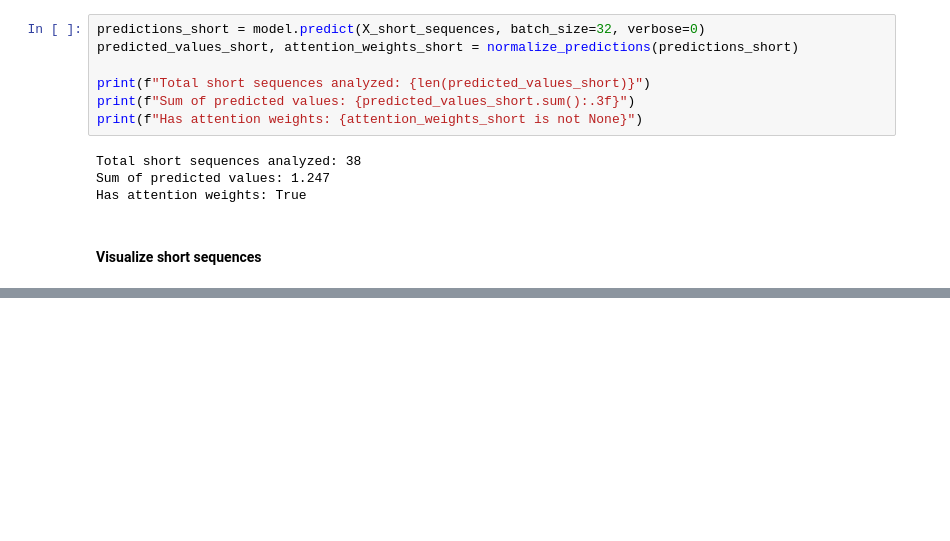
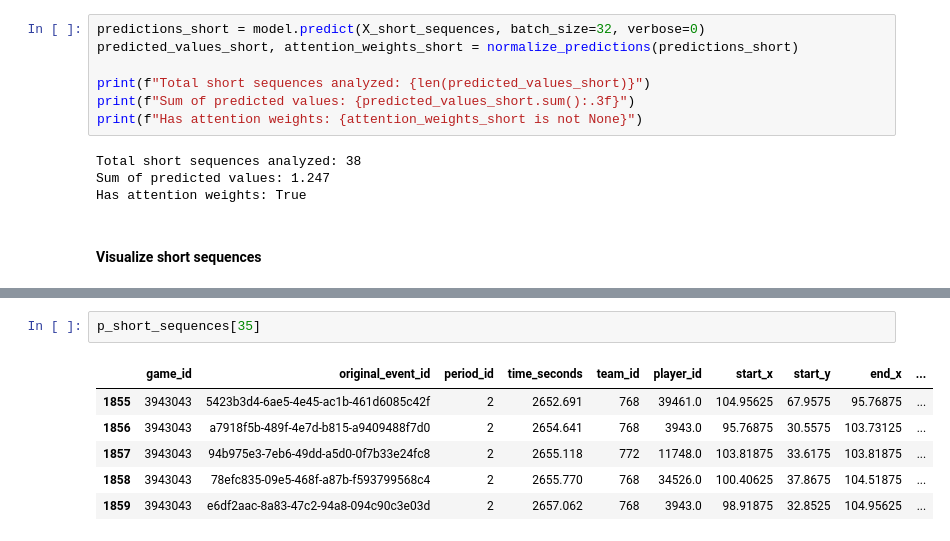
Before and after one commit to tmorcinek/statsbomb-scout, a Jupyter notebook: analysis_final_match.ipynb, the cells around one changed output, grey strips where cells are left out. Saved outputs shown, nothing was run; the diff lists cells and outputs as text; blank space fills up the shorter version.

```diff
--- a/analysis_final_match.ipynb
+++ b/analysis_final_match.ipynb
@@ -260,0 +297,9 @@ plt.savefig(f"models/{MODEL_TYPE}/top_possessions_short_sequences.png", dpi=300)
+# %%
+p_short_sequences[35]
+# %% [output]
+|  | game_id | original_event_id | period_id | time_seconds | team_id | player_id | start_x | start_y | end_x | ... |
+| 1855 | 3943043 | 5423b3d4-6ae5-4e45-ac1b-461d6085c42f | 2 | 2652.691 | 768 | 39461.0 | 104.95625 | 67.9575 | 95.76875 | ... |
+| 1856 | 3943043 | a7918f5b-489f-4e7d-b815-a9409488f7d0 | 2 | 2654.641 | 768 | 3943.0 | 95.76875 | 30.5575 | 103.73125 | ... |
+| 1857 | 3943043 | 94b975e3-7eb6-49dd-a5d0-0f7b33e24fc8 | 2 | 2655.118 | 772 | 11748.0 | 103.81875 | 33.6175 | 103.81875 | ... |
+| 1858 | 3943043 | 78efc835-09e5-468f-a87b-f593799568c4 | 2 | 2655.770 | 768 | 34526.0 | 100.40625 | 37.8675 | 104.51875 | ... |
+| 1859 | 3943043 | e6df2aac-8a83-47c2-94a8-094c90c3e03d | 2 | 2657.062 | 768 | 3943.0 | 98.91875 | 32.8525 | 104.95625 | ... |
```
Also changed, not shown: parts of 9 cells of this notebook, 1 other file.
